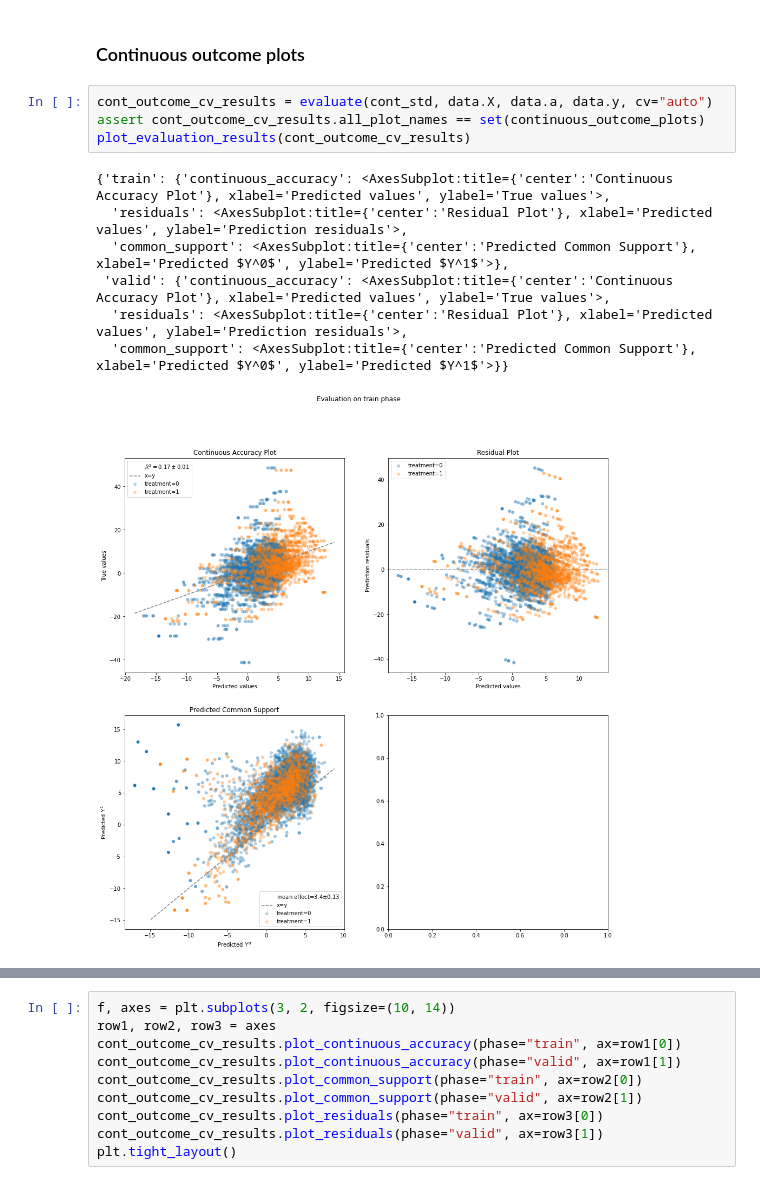
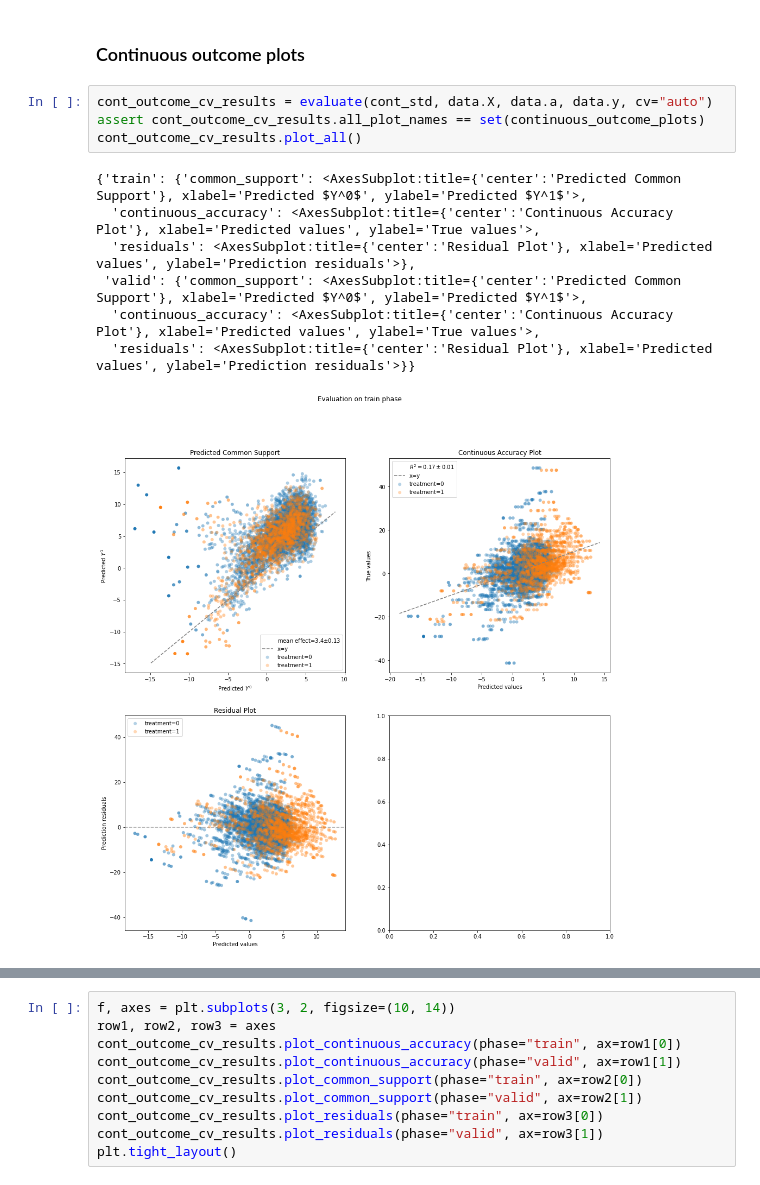
Before and after one commit to BiomedSciAI/causallib, a Jupyter notebook: examples/test_plots.ipynb, the cells around one changed output, grey strips where cells are left out. Saved outputs shown, nothing was run; the diff lists cells and outputs as text.

```diff
--- a/examples/test_plots.ipynb
+++ b/examples/test_plots.ipynb
@@ -184,12 +184,12 @@ plot_evaluation_results(prop_results_cv)
 # %%
 cont_outcome_cv_results = evaluate(cont_std, data.X, data.a, data.y, cv="auto")
 assert cont_outcome_cv_results.all_plot_names == set(continuous_outcome_plots)
-plot_evaluation_results(cont_outcome_cv_results)
+cont_outcome_cv_results.plot_all()
 # %% [output]
-{'train': {'continuous_accuracy': <AxesSubplot:title={'center':'Continuous Accuracy Plot'}, xlabel='Predicted values', ylabel='True values'>,
-  'residuals': <AxesSubplot:title={'center':'Residual Plot'}, xlabel='Predicted values', ylabel='Prediction residuals'>,
-  'common_support': <AxesSubplot:title={'center':'Predicted Common Support'}, xlabel='Predicted $Y^0$', ylabel='Predicted $Y^1$'>},
- 'valid': {'continuous_accuracy': <AxesSubplot:title={'center':'Continuous Accuracy Plot'}, xlabel='Predicted values', ylabel='True values'>,
-  'residuals': <AxesSubplot:title={'center':'Residual Plot'}, xlabel='Predicted values', ylabel='Prediction residuals'>,
-  'common_support': <AxesSubplot:title={'center':'Predicted Common Support'}, xlabel='Predicted $Y^0$', ylabel='Predicted $Y^1$'>}}
+{'train': {'common_support': <AxesSubplot:title={'center':'Predicted Common Support'}, xlabel='Predicted $Y^0$', ylabel='Predicted $Y^1$'>,
+  'continuous_accuracy': <AxesSubplot:title={'center':'Continuous Accuracy Plot'}, xlabel='Predicted values', ylabel='True values'>,
+  'residuals': <AxesSubplot:title={'center':'Residual Plot'}, xlabel='Predicted values', ylabel='Prediction residuals'>},
+ 'valid': {'common_support': <AxesSubplot:title={'center':'Predicted Common Support'}, xlabel='Predicted $Y^0$', ylabel='Predicted $Y^1$'>,
+  'continuous_accuracy': <AxesSubplot:title={'center':'Continuous Accuracy Plot'}, xlabel='Predicted values', ylabel='True values'>,
+  'residuals': <AxesSubplot:title={'center':'Residual Plot'}, xlabel='Predicted values', ylabel='Prediction residuals'>}}
-[figure, old version]
+[figure, new version]
```
Also changed, not shown: parts of 7 cells of this notebook, 8 other files.
